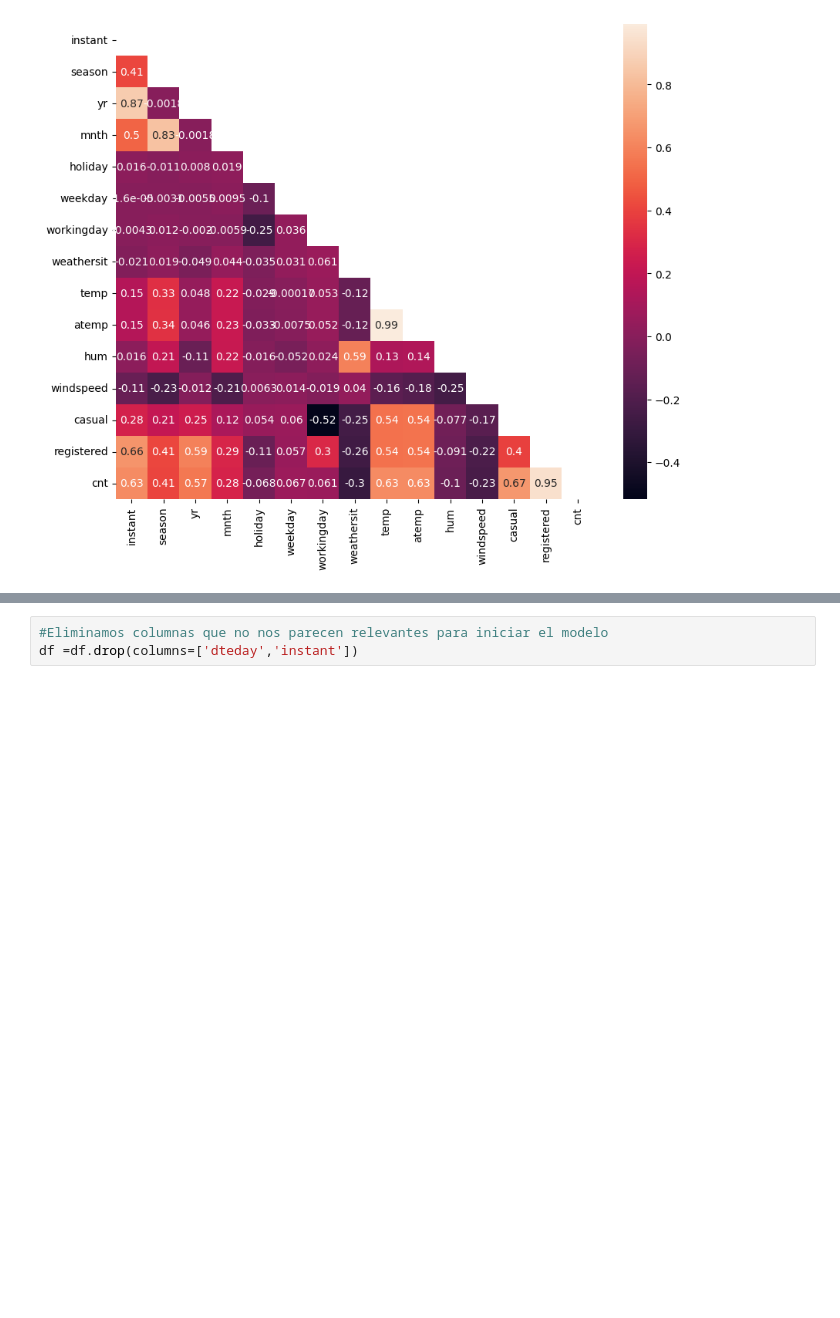
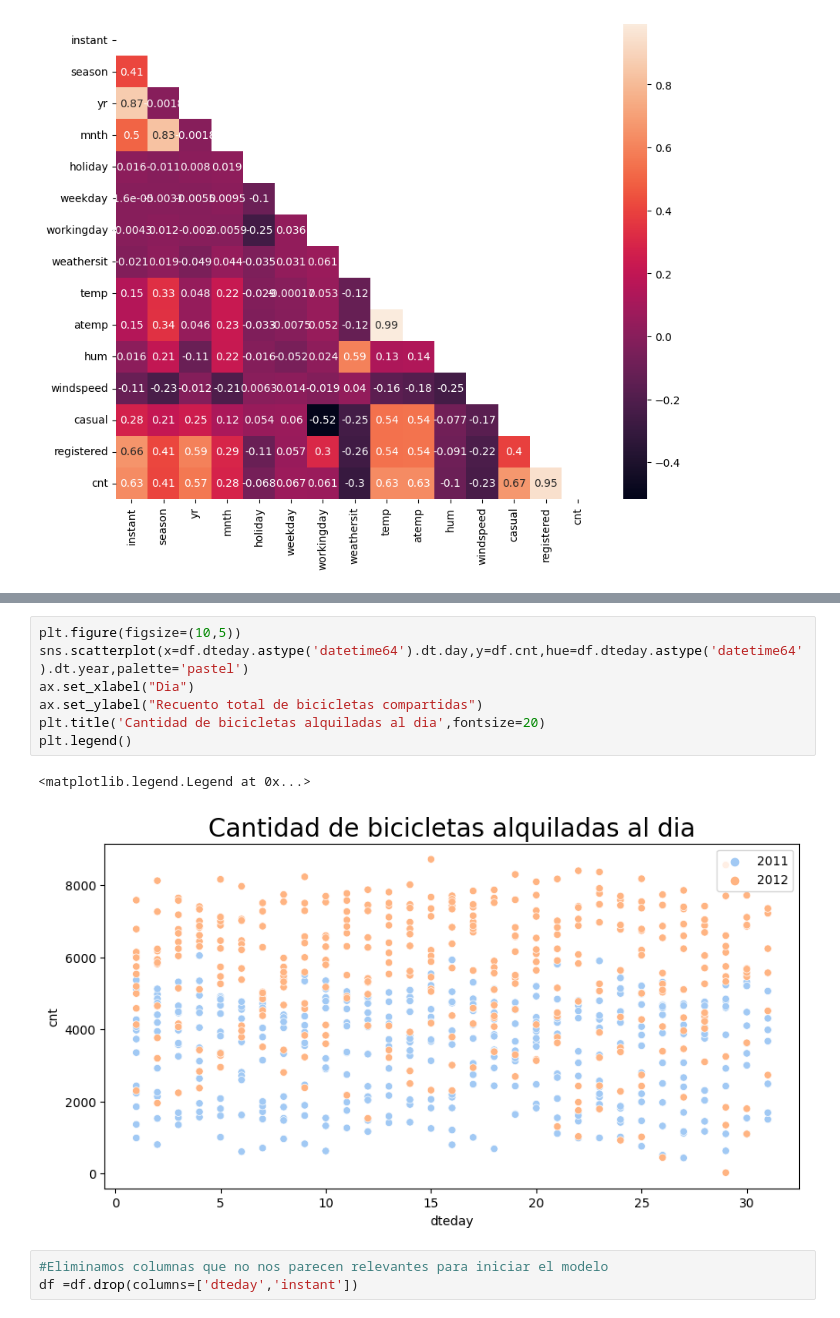
Before and after one commit to gustaavoq94/proyecto2, a Jupyter notebook: proyecto2.2.ipynb, the cells around one changed output, grey strips where cells are left out. Drawn from its saved outputs; the diff is of its cells as text; blank space fills up the shorter version.

```diff
--- a/proyecto2.2.ipynb
+++ b/proyecto2.2.ipynb
@@ -109,3 +157,13 @@ sns.barplot(x="mnth", y="cnt", data=df_grp)
+# %%
+plt.figure(figsize=(10,5))
+sns.scatterplot(x=df.dteday.astype('datetime64').dt.day,y=df.cnt,hue=df.dteday.astype('datetime64').dt.year,palette='pastel')
+ax.set_xlabel("Dia")
+ax.set_ylabel("Recuento total de bicicletas compartidas")
+plt.title('Cantidad de bicicletas alquiladas al dia',fontsize=20)
+plt.legend()
+# %% [output]
+<matplotlib.legend.Legend at 0x...>
+[figure, added]
 # %%
 #Eliminamos columnas que no nos parecen relevantes para iniciar el modelo
 df =df.drop(columns=['dteday','instant'])
```
Also changed, not shown: parts of 5 cells of this notebook.
